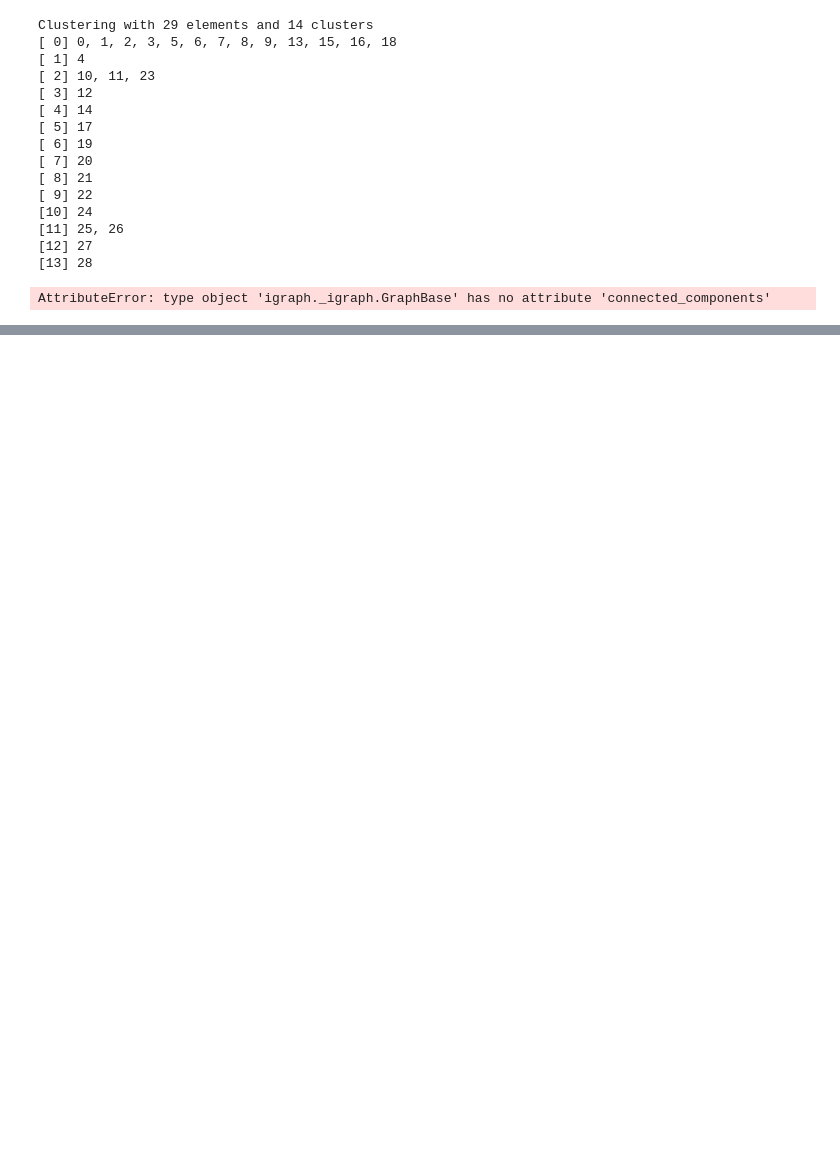
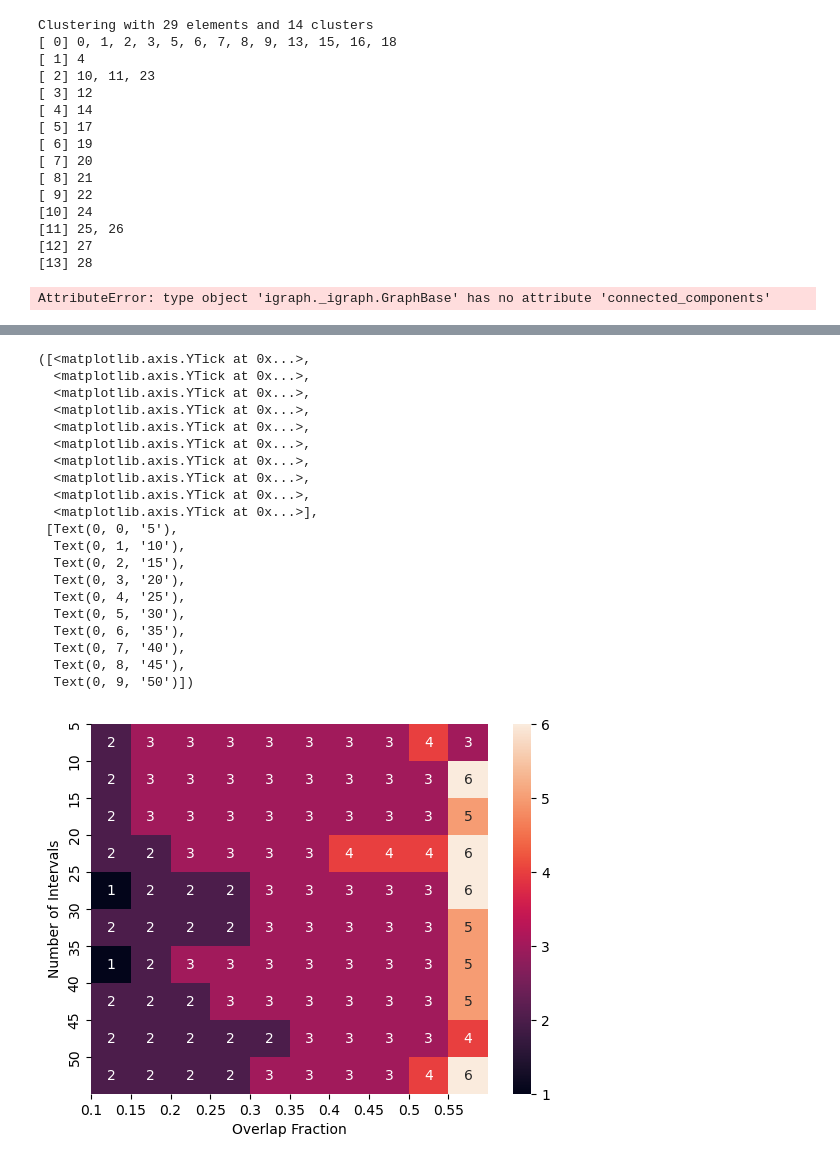
Before and after one commit to DAAAAMNSocialJustice/disruptjmm, a Jupyter notebook: tda/MapperSpecific.ipynb, the cells around one changed output, grey strips where cells are left out. Drawn from its saved outputs; the diff is of its cells as text; code cells hidden in the pictures; blank space fills up the shorter version.

```diff
--- a/tda/MapperSpecific.ipynb
+++ b/tda/MapperSpecific.ipynb
@@ -148,0 +205,30 @@ AttributeError: type object 'igraph._igraph.GraphBase' has no attribute 'connect
+# %%
+import seaborn as sns
+sns.heatmap(degree_matrix, annot=True)
+#add labels
+plt.xlabel("Overlap Fraction")
+plt.ylabel("Number of Intervals")
+plt.xticks(np.arange(len(olfrac)), np.round(olfrac,2))
+plt.yticks(np.arange(len(nints)), nints)
+# %% [output]
+([<matplotlib.axis.YTick at 0x...>,
+  <matplotlib.axis.YTick at 0x...>,
+  <matplotlib.axis.YTick at 0x...>,
+  <matplotlib.axis.YTick at 0x...>,
+  <matplotlib.axis.YTick at 0x...>,
+  <matplotlib.axis.YTick at 0x...>,
+  <matplotlib.axis.YTick at 0x...>,
+  <matplotlib.axis.YTick at 0x...>,
+  <matplotlib.axis.YTick at 0x...>,
+  <matplotlib.axis.YTick at 0x...>],
+ [Text(0, 0, '5'),
+  Text(0, 1, '10'),
+  Text(0, 2, '15'),
+  Text(0, 3, '20'),
+  Text(0, 4, '25'),
+  Text(0, 5, '30'),
+  Text(0, 6, '35'),
+  Text(0, 7, '40'),
+  Text(0, 8, '45'),
+  Text(0, 9, '50')])
+[figure, added]
```
Also changed, not shown: parts of 13 cells of this notebook.
